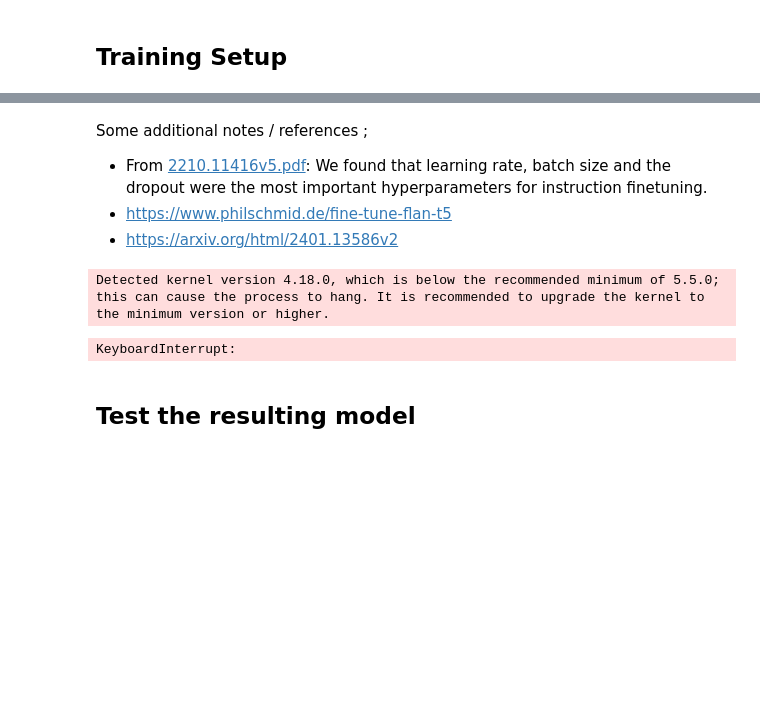
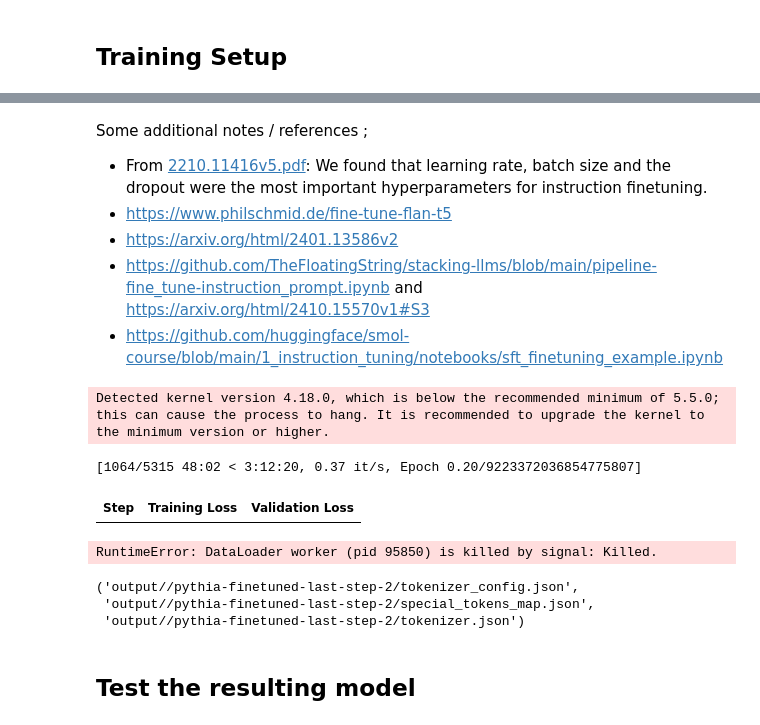
Before and after one commit to strivn/idl-project, a Jupyter notebook: notebooks/finetune.ipynb, the cells around one changed output, grey strips where cells are left out. Cells and saved outputs as stored; diff of their text form; code cells hidden in the pictures; blank space fills up the shorter version.

```diff
--- a/notebooks/finetune.ipynb
+++ b/notebooks/finetune.ipynb
@@ -245,7 +344,7 @@ labels shape: torch.Size([16, 768])
 # Configuration
 total_examples = 378_000_000  # Total examples in FLAN dataset
 
-small_subset   = 378_000
+small_subset   = 378_000 * 2
 # small_subset   = 3_780_000
 
 train_ratio    = 0.9
@@ -256,7 +355,7 @@ test_ratio     = 0.05
 total_examples = small_subset
 # %%
 # Shuffle and split before preprocessing
-shuffled   = dataset.shuffle(seed=42, buffer_size=100_000)
+shuffled   = dataset.shuffle(seed=42, buffer_size=200_000)
 
 # Calculate split sizes
 train_size = int(total_examples * train_ratio)
@@ -281,8 +380,8 @@ tokenized_test = test_raw.map(preprocess_forward, batched=True)
 # QUESTION: How do we know what is its task composition here?
 # %%
 # Training configuration
-intended_epochs = 2
-gradient_accum_steps = 4
+intended_epochs      = 1
+gradient_accum_steps = 8
 
 max_steps = int(total_examples * train_ratio) // (batch_size * gradient_accum_steps) * intended_epochs
 
@@ -309,13 +464,15 @@ Some additional notes / references ;
 - From [2210.11416v5.pdf](papers/2210.11416v5.pdf): We found that learning rate, batch size and the dropout were the most important hyperparameters for instruction finetuning.
 - https://www.philschmid.de/fine-tune-flan-t5
 - https://arxiv.org/html/2401.13586v2
+- https://github.com/TheFloatingString/stacking-llms/blob/main/pipeline-fine_tune-instruction_prompt.ipynb and https://arxiv.org/html/2410.15570v1#S3
+- https://github.com/huggingface/smol-course/blob/main/1_instruction_tuning/notebooks/sft_finetuning_example.ipynb
 # %%
 training_args = TrainingArguments(
     run_name      = "testing",
 
     output_dir    = f"{OUTPUT_DIR}/pythia-finetuned",
     eval_strategy = "steps",
-    learning_rate = 1e-5,
+    learning_rate = 1e-6, # https://openreview.net/pdf?id=3pDMYjpOxk was using 1e-6 for HHLF Anthropic
     per_device_train_batch_size = batch_size,
     per_device_eval_batch_size  = batch_size,
     max_steps     = max_steps,  # Required for streaming datasets
@@ -330,9 +487,10 @@ training_args = TrainingArguments(
 
     weight_decay     = 0.01,
     fp16             = True,
+    max_grad_norm    = 1.0,
+    warmup_steps     = max_steps // 5, # 20% warmup
 
     logging_dir      = "./logs",
-    # report_to="none",
     report_to        = "wandb",
     push_to_hub      = False,
     disable_tqdm     = False,
@@ -340,25 +498,36 @@ training_args = TrainingArguments(
     dataloader_num_workers = 4,
 )
 
-# Initialize trainer
+# Create the callback
+generation_callback = GenerationTestCallback(tokenizer, test_prompts, device=DEVICE)
+
+# Initialize trainer with the callback
 trainer = Trainer(
     model         = model,
     args          = training_args,
     train_dataset = tokenized_train,
     eval_dataset  = tokenized_val,
     tokenizer     = tokenizer,
+    callbacks     = [generation_callback]  # Add our callback here
 )
 # %% [output]
 Detected kernel version 4.18.0, which is below the recommended minimum of 5.5.0; this can cause the process to hang. It is recommended to upgrade the kernel to the minimum version or higher.
 # %%
 # Start training
+os.environ['TOKENIZERS_PARALLELISM'] = "False"
 trainer.train()
 # %% [output]
-KeyboardInterrupt:
+[1064/5315 48:02 < 3:12:20, 0.37 it/s, Epoch 0.20/9223372036854775807]
+| Step | Training Loss | Validation Loss |
+RuntimeError: DataLoader worker (pid 95850) is killed by signal: Killed.
 # %%
 # Save final model
-trainer.save_model(f"{OUTPUT_DIR}/pythia-finetuned-last-step")
-tokenizer.save_pretrained(f"{OUTPUT_DIR}/pythia-finetuned-last-step")
+trainer.save_model(f"{OUTPUT_DIR}/pythia-finetuned-last-step-3")
+tokenizer.save_pretrained(f"{OUTPUT_DIR}/pythia-finetuned-last-step-3")
+# %% [output]
+('output//pythia-finetuned-last-step-2/tokenizer_config.json',
+ 'output//pythia-finetuned-last-step-2/special_tokens_map.json',
+ 'output//pythia-finetuned-last-step-2/tokenizer.json')
 # %% [markdown]
 ## Test the resulting model
 # %%
```
Also changed, not shown: parts of 21 cells of this notebook.
